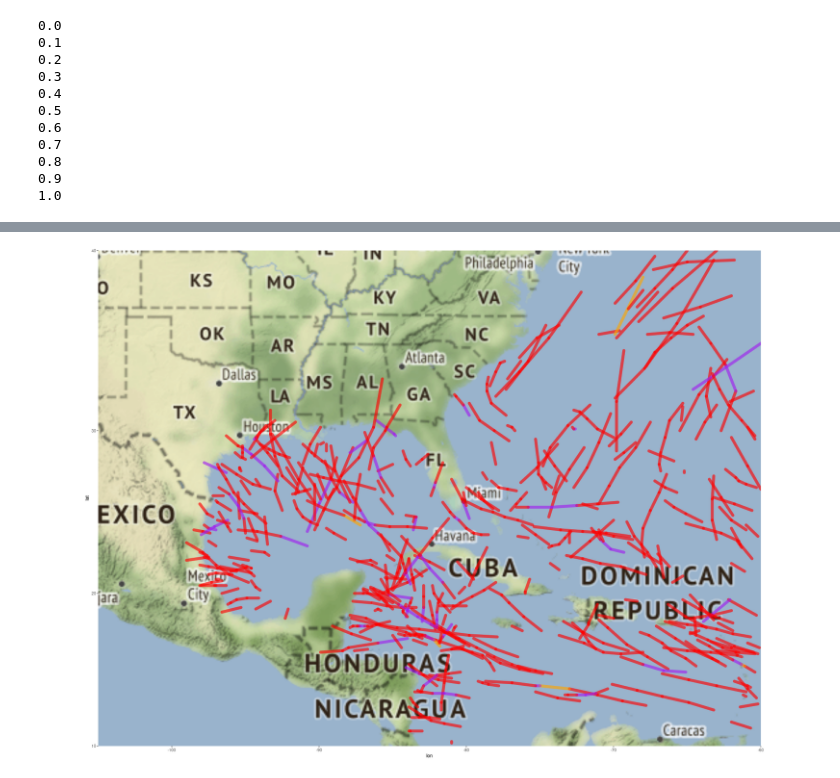
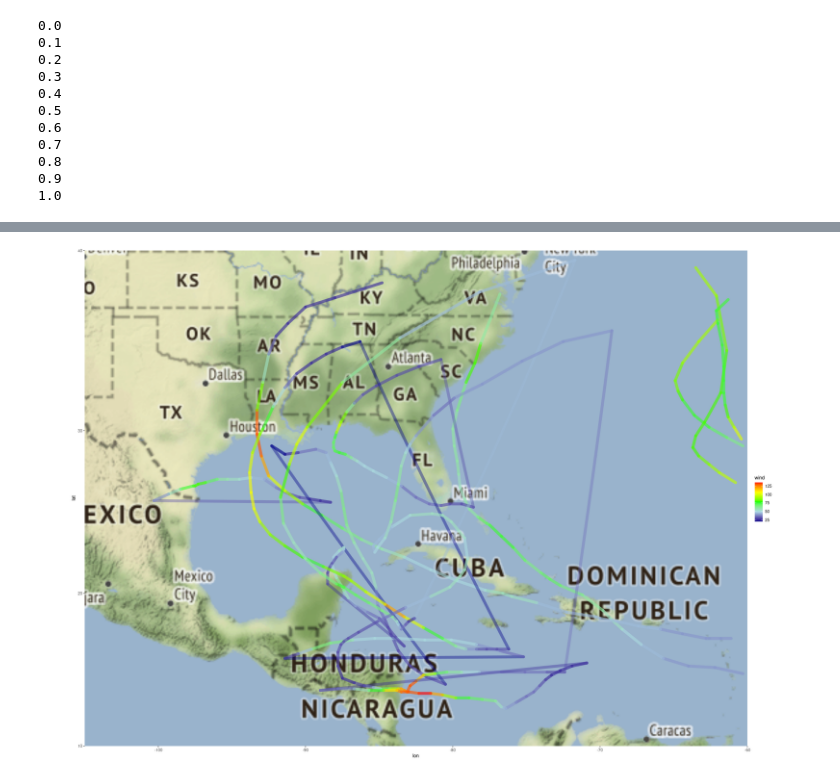
Before and after one commit to SamLeBlanc/Hurricane-RI-Analysis, a Jupyter notebook: RI_Analysis.ipynb, the cells around one changed output, grey strips where cells are left out. Cells and saved outputs as stored; diff of their text form; code cells hidden in the pictures.

```diff
--- a/RI_Analysis.ipynb
+++ b/RI_Analysis.ipynb
@@ -212,28 +246,22 @@ mydf = read.csv('hurdaddy.csv')
 map <- get_map(location = c(left = -105, bottom = 10,
                             right = -60, top = 40),
                source="stamen", maptype="terrain")
+mydf = mydf %>% filter(year == 2020)
 # %%
 %%R
-mydf = mydf %>%
-  filter(Rapid_NHC24 == 'True' |
-         Rapid_NHC12 == 'True' |
-         Rapid_NHC6  == 'True' )
+mydf[mydf$Rapid_NHC24 == 'True',]['col'] = 'red'
+mydf[mydf$Rapid_NHC12 == 'True',]['col'] = 'purple'
+mydf[mydf$Rapid_NHC24 == 'True',]['siz'] = 3
+mydf[mydf$Rapid_NHC12 == 'True',]['siz'] = 3
-# %%
-%%R
-mydf[mydf$Rapid_NHC24 == 'True',]['col'] = 'red'
-mydf[mydf$Rapid_NHC12 == 'True',]['col'] = 'purple'
-mydf[mydf$Rapid_NHC6 == 'True',]['col'] = 'orange'
-mydf[mydf$Rapid_NHC24 == 'True',]['siz'] = 3
-mydf[mydf$Rapid_NHC12 == 'True',]['siz'] = 3
-mydf[mydf$Rapid_NHC6 == 'True',]['siz'] = 3
 # %%
 %%R -w 60 -h 40 -u cm
 ggmap(map) +
 geom_segment(data = mydf,
-             aes(x = lon_1, y = lat_1, xend = lon_2, yend = lat_2),
-             color = mydf$col,
-             size = mydf$siz,
+             aes(x = lon_1, y = lat_1, xend = lon_2, yend = lat_2, color=wind),
+             size = 3,
              alpha = 2*mydf$alph,
-             lineend = "round")
+             lineend = "round")+
+scale_colour_gradientn(colours = c("red","yellow","green","lightblue","darkblue"),
+                         values = c(1.0,0.8,0.6,0.4,0.2,0))
 # %% [output]
-[figure, old version]
+[figure, new version]
```
Also changed, not shown: parts of 13 cells of this notebook, 2 other files.
